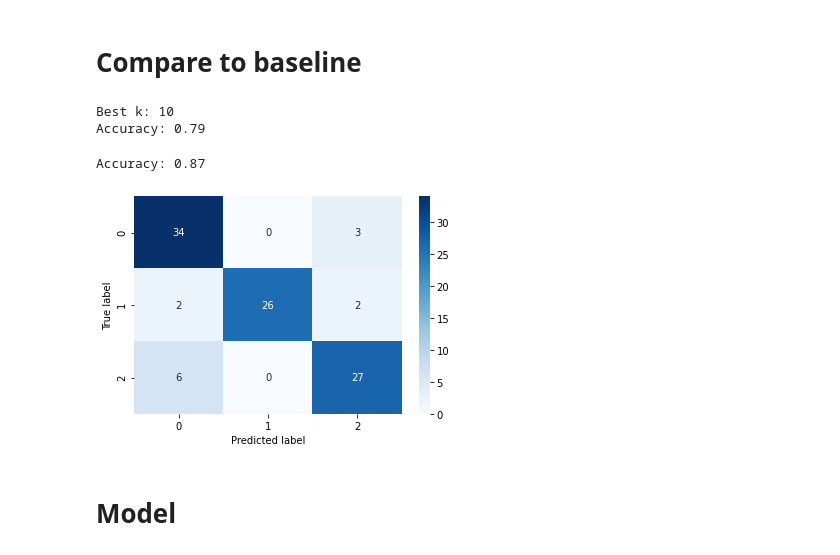
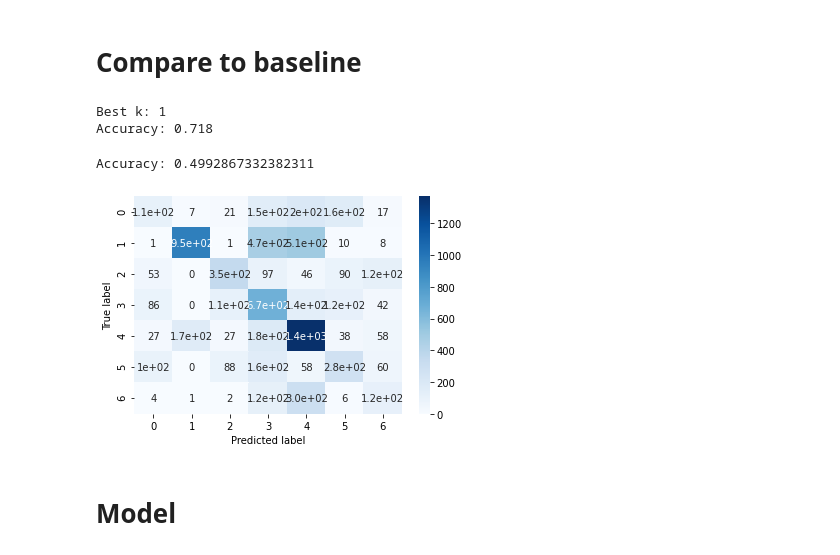
Before and after one commit to tonibofarull/TSAutoencoder, a Jupyter notebook: src/main.ipynb, the cells around one changed output. Saved outputs shown, nothing was run; the diff lists cells and outputs as text; code cells hidden in the pictures.

```diff
--- a/src/main.ipynb
+++ b/src/main.ipynb
@@ -69,0 +46,2 @@ shape of X_train, X_valid, X_test: torch.Size([1000, 1, 65]) torch.Size([100, 1,
+# %%
+data_train, data_valid, data_test = ElectricDevices()
@@ -70,2 +71,7 @@ shape of X_train, X_valid, X_test: torch.Size([1000, 1, 65]) torch.Size([100, 1,
+# %%
+data_train, data_valid, data_test = normalize(data_train), normalize(data_valid), normalize(data_test)
+X_train, y_train = data_train[:,:,:-1], data_train[:,:,-1]
+X_valid, y_valid = data_valid[:,:,:-1], data_valid[:,:,-1]
+X_test, y_test = data_test[:,:,:-1], data_test[:,:,-1]
 # %% [markdown]
 # Data Exploration
@@ -117,45 +78,49 @@ _ = plt.suptitle("First observations for each time series")
 # %% [markdown]
 # Compare to baseline
 # %%
+X_train, y_train = data_train[:,0,:-1], data_train[:,0,-1].numpy()
+X_valid, y_valid = data_valid[:,0,:-1], data_valid[:,0,-1].numpy()
+X_test, y_test = data_test[:,0,:-1], data_test[:,0,-1].numpy()
+y_train.astype(int)
+y_valid.astype(int)
+y_test.astype(int)
+
 best_acc = 0
 best_k = 0
 for i in range(1,50):
 
     neigh = KNeighborsClassifier(n_neighbors=i)
-    neigh.fit(X_train[:,0,:-1], X_train[:,0,-1])
+    neigh.fit(X_train, y_train)
 
-    ypred = neigh.predict(X_valid[:,0,:-1])
-    ypred.astype(int)
-    yreal = X_valid[:,0,-1].numpy()
-    yreal.astype(int)
+    y_validp = neigh.predict(X_valid)
+    y_validp.astype(int)
 
-    acc = np.sum(ypred == yreal)/len(yreal)
+    acc = np.sum(y_validp == y_valid)/len(y_valid)
     if best_acc < acc:
         best_acc = acc
         best_k = i
 print("Best k:", best_k)
 print("Accuracy:", best_acc)
 # %% [output]
-Best k: 10
-Accuracy: 0.79
+Best k: 1
+Accuracy: 0.718
 # %%
 neigh = KNeighborsClassifier(n_neighbors=best_k)
 X_aux = np.r_[X_train, X_valid]
-neigh.fit(X_aux[:,0,:-1], X_aux[:,0,-1])
+y_aux = np.r_[y_train, y_valid]
+neigh.fit(X_aux, y_aux)
 
-ypred = neigh.predict(X_test[:,0,:-1])
-ypred.astype(int)
-yreal = X_test[:,0,-1].numpy()
-yreal.astype(int)
+y_testp = neigh.predict(X_test)
+y_testp.astype(int)
 
-cm = confusion_matrix(yreal, ypred)
+cm = confusion_matrix(y_test, y_testp)
 sns.heatmap(cm, annot=True, cmap="Blues")
 plt.xlabel("Predicted label")
 plt.ylabel("True label")
 print("Accuracy:", np.sum(np.diag(cm))/np.sum(cm))
 # %% [output]
-Accuracy: 0.87
+Accuracy: 0.4992867332382311
-[figure, old version]
+[figure, new version]
 # %% [markdown]
 # Model
 # %%
```
Also changed, not shown: parts of 13 cells of this notebook, 7 other files.
